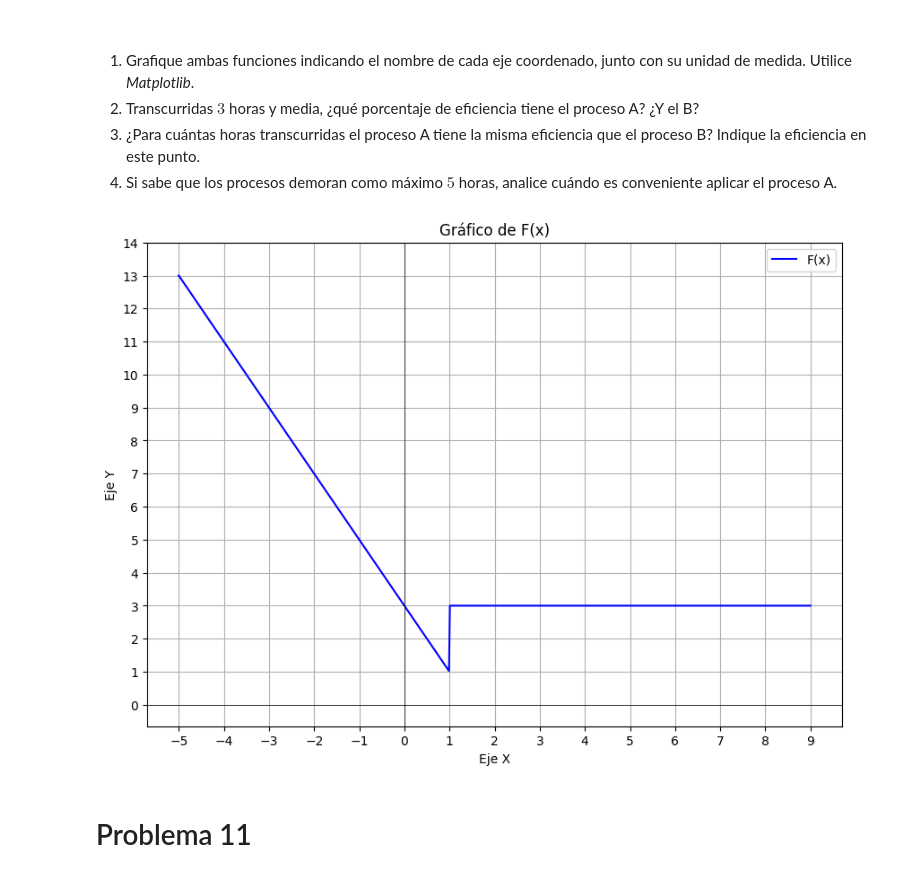
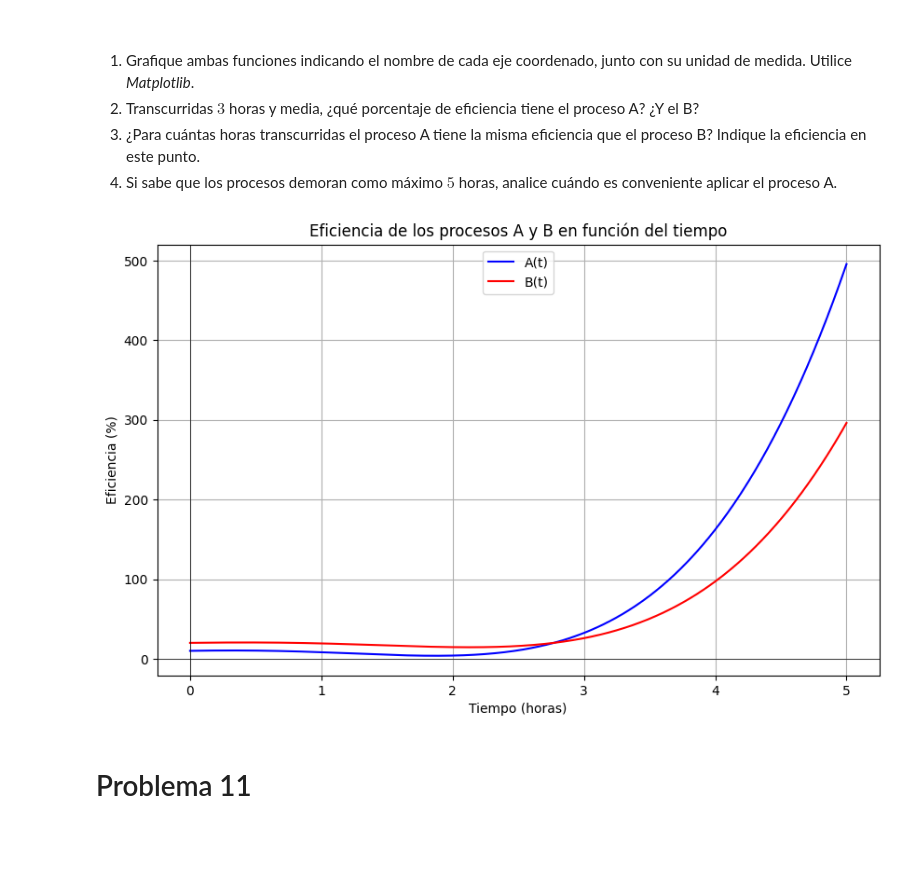
Before and after one commit to Leonardo9029/matematica-aplicada, a Jupyter notebook: G3_Aplicaciones_de_funciones copy.ipynb, the cells around one changed output. Cells and saved outputs as stored; diff of their text form; code cells hidden in the pictures; blank space fills up the shorter version.

```diff
--- a/G3_Aplicaciones_de_funciones copy.ipynb
+++ b/G3_Aplicaciones_de_funciones copy.ipynb
@@ -777,31 +777,47 @@ Proceso B:
 # %%
 #0 --- Importamos las librerias y definimos las funciones
 import numpy as np
 import math
 import matplotlib.pyplot as plt
 from scipy.optimize import fsolve
 
 def A(t):
     return 1.4*t**4 - 2.55*t**3 - 3.37*t**2 + 2.75*t + 10
 
 def B(t):
     return t**4 - 2.67*t**3 - t**2 + 2*t + 20
 
+var_x = np.linspace(0, 5, 500)
+var_y_A = A(var_x)
+var_y_B = B(var_x)
+
 # --- Parte 1: Graficar ambas funciones ---
 
+plt.figure(figsize=(10, 6))
+plt.plot (var_x, var_y_A, label='A(t)', color='blue')
+plt.plot (var_x, var_y_B, label='B(t)', color='red')
+plt.xlabel("Tiempo (horas)")
+plt.ylabel("Eficiencia (%)")
+plt.title("Eficiencia de los procesos A y B en función del tiempo")
+plt.grid(True)
+plt.legend()
+plt.axhline(0, color='black', linewidth=0.5)
+plt.axvline(0, color='black', linewidth=0.5)
 
----------------------
+# ---------------------
 plt.show()
 
 
 # --- Pregunta 2:  Despues de 3 horas y media que porcentaje de eficiencia tiene el proceso A y B ---
 
 
+
 #3 Para cuantas horas transcurridas el proceso A tiene la misma eficiencia que el proceso B.
 
+
 #4 Si se sabe que los procesos toman como maximo 5 horas, cuando es mas conveniente aplicar el proceso A.
 # %% [output]
-[figure, old version]
+[figure, new version]
 # %% [markdown]
 # Problema 11
 # %% [markdown]
```
Also changed, not shown: parts of 1 cell of this notebook, 1 other file.
